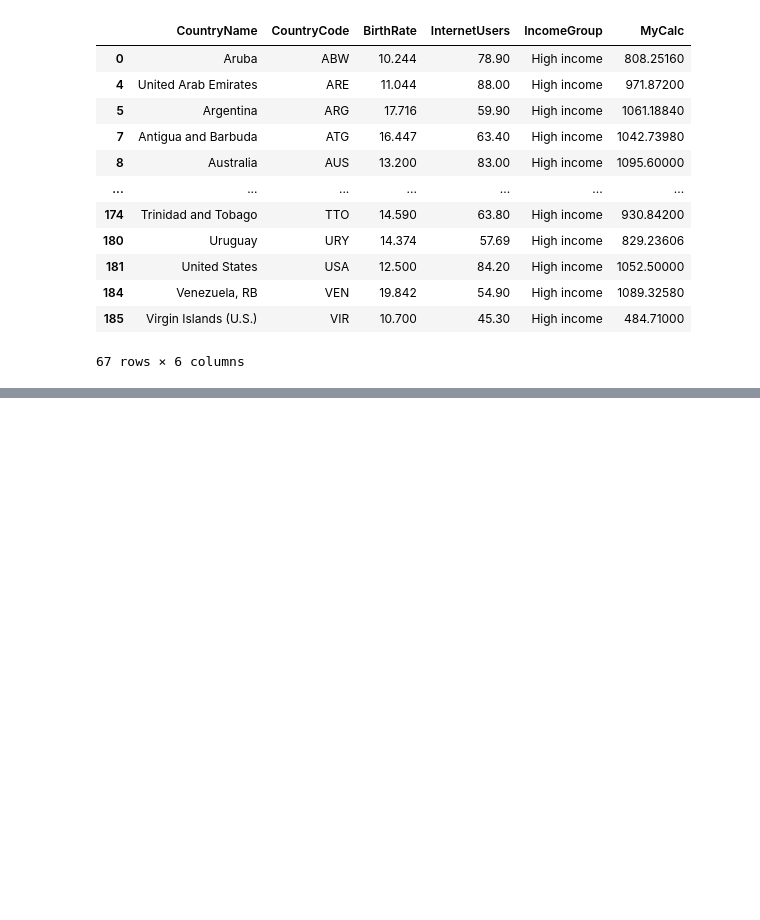
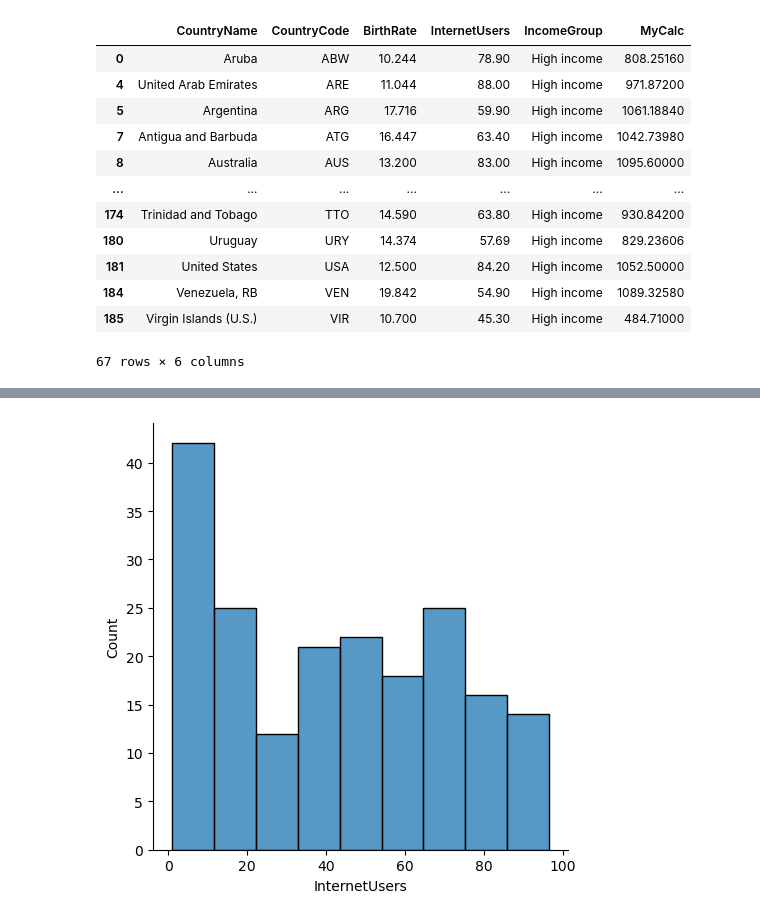
Before and after one commit to SanketParchande/AiWorkspace, a Jupyter notebook: Python/Pandas/Pandas_02.ipynb, the cells around one changed output, grey strips where cells are left out. Drawn from its saved outputs; the diff is of its cells as text; code cells hidden in the pictures; blank space fills up the shorter version.

```diff
--- a/Python/Pandas/Pandas_02.ipynb
+++ b/Python/Pandas/Pandas_02.ipynb
@@ -410,0 +433,4 @@ df[df['IncomeGroup' ] == 'High income']
+# %%
+vis2 = sns.displot(df['InternetUsers'])#Distributions Plot
+# %% [output]
+[figure, added]
```
Also changed, not shown: parts of 15 cells of this notebook.
